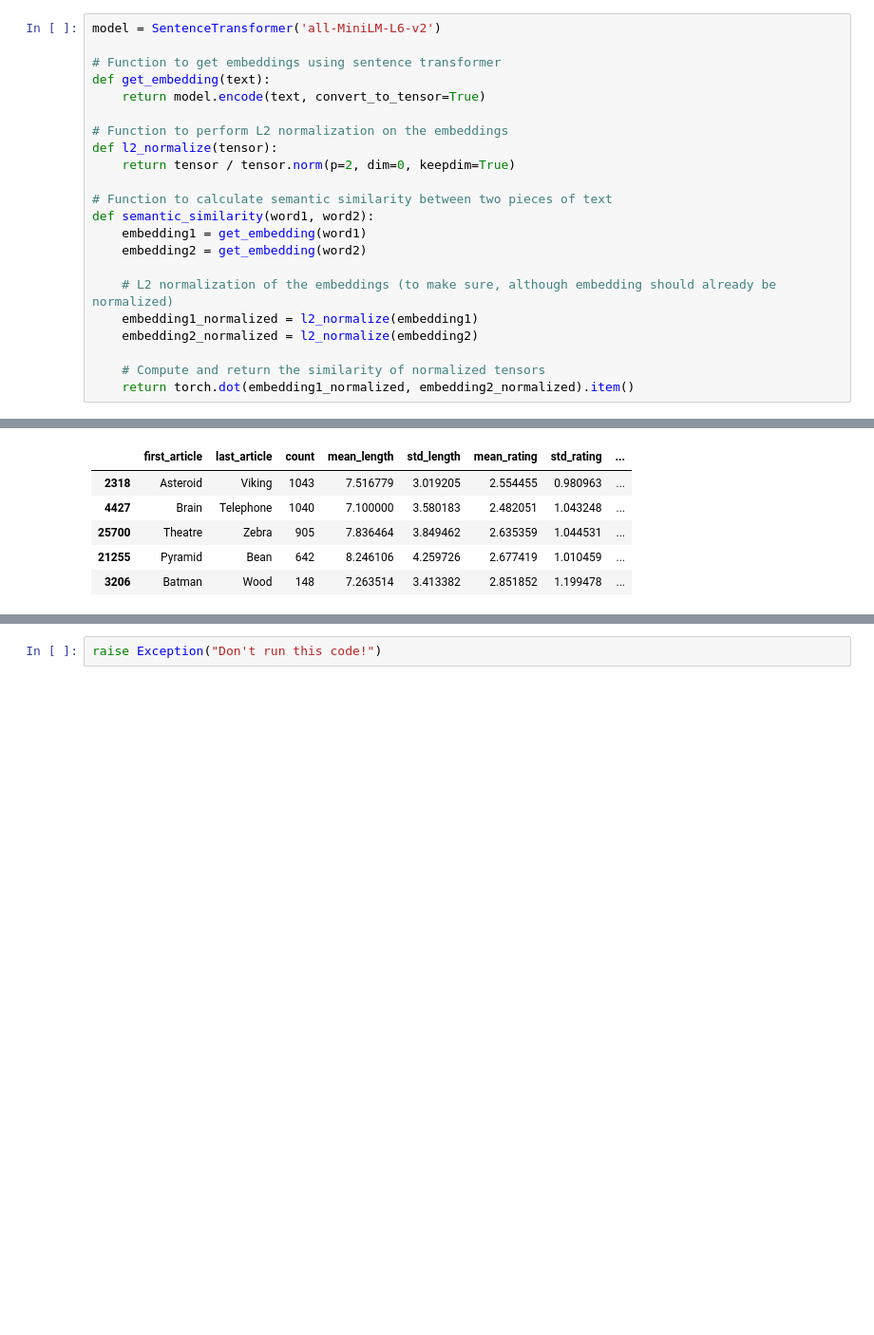
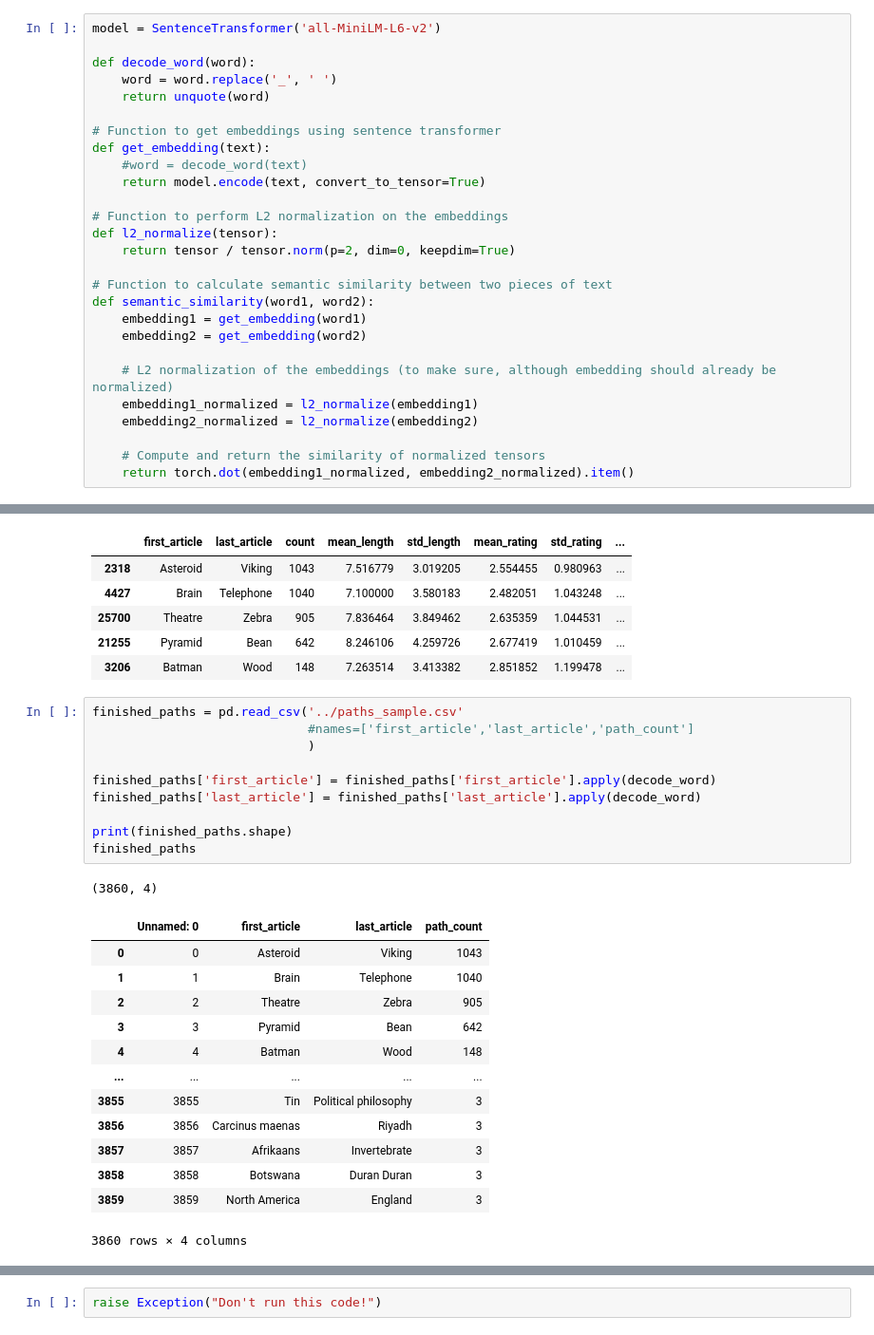
Before and after one commit to epfl-ada/ada-2023-project-amonavis, a Jupyter notebook: notebooks_final/getting_machine_data.ipynb, the cells around one changed output, grey strips where cells are left out. Shown: that part at 95% size. Cells and saved outputs as stored; diff of their text form; blank space fills up the shorter version.

```diff
--- a/notebooks_final/getting_machine_data.ipynb
+++ b/notebooks_final/getting_machine_data.ipynb
@@ -84,8 +84,13 @@ article_combinations.head()
 # %%
 model = SentenceTransformer('all-MiniLM-L6-v2')
 
+def decode_word(word):
+    word = word.replace('_', ' ')
+    return unquote(word)
+
 # Function to get embeddings using sentence transformer
 def get_embedding(text):
+    #word = decode_word(text)
     return model.encode(text, convert_to_tensor=True)
 
 # Function to perform L2 normalization on the embeddings
@@ -239,3 +240,28 @@ dummy_df.head()
 | 25700 | Theatre | Zebra | 905 | 7.836464 | 3.849462 | 2.635359 | 1.044531 | ... |
 | 21255 | Pyramid | Bean | 642 | 8.246106 | 4.259726 | 2.677419 | 1.010459 | ... |
 | 3206 | Batman | Wood | 148 | 7.263514 | 3.413382 | 2.851852 | 1.199478 | ... |
+# %%
+finished_paths = pd.read_csv('../paths_sample.csv'
+                             #names=['first_article','last_article','path_count']
+                             )
+
+finished_paths['first_article'] = finished_paths['first_article'].apply(decode_word)
+finished_paths['last_article'] = finished_paths['last_article'].apply(decode_word)
+
+print(finished_paths.shape)
+finished_paths
+# %% [output]
+(3860, 4)
+|  | Unnamed: 0 | first_article | last_article | path_count |
+| 0 | 0 | Asteroid | Viking | 1043 |
+| 1 | 1 | Brain | Telephone | 1040 |
+| 2 | 2 | Theatre | Zebra | 905 |
+| 3 | 3 | Pyramid | Bean | 642 |
+| 4 | 4 | Batman | Wood | 148 |
+| ... | ... | ... | ... | ... |
+| 3855 | 3855 | Tin | Political philosophy | 3 |
+| 3856 | 3856 | Carcinus maenas | Riyadh | 3 |
+| 3857 | 3857 | Afrikaans | Invertebrate | 3 |
+| 3858 | 3858 | Botswana | Duran Duran | 3 |
+| 3859 | 3859 | North America | England | 3 |
+3860 rows × 4 columns
```
Also changed, not shown: parts of 9 cells of this notebook, 1 other file.
